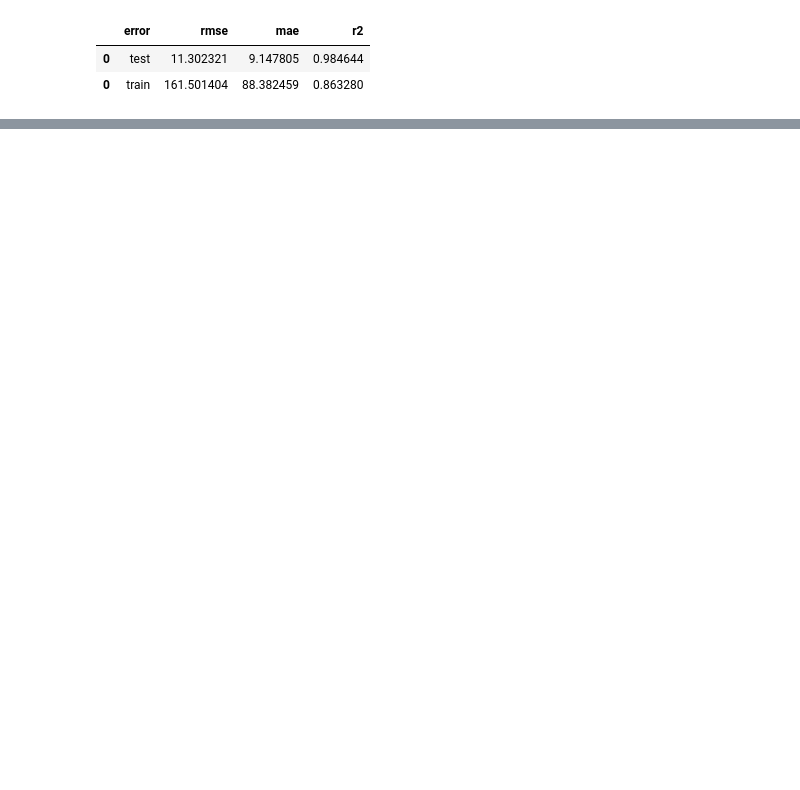
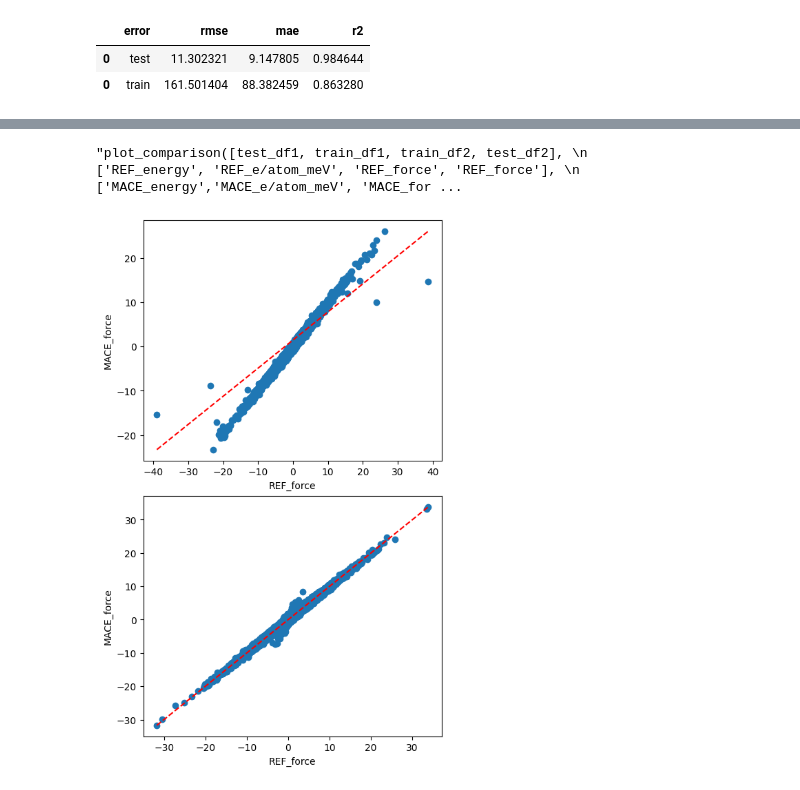
Before and after one commit to ShannonNCM/research_files, a Jupyter notebook: new_model/model_03/training_notebook.ipynb, the cells around one changed output, grey strips where cells are left out. Saved outputs shown, nothing was run; the diff lists cells and outputs as text; code cells hidden in the pictures; blank space fills up the shorter version.

```diff
--- a/new_model/model_03/training_notebook.ipynb
+++ b/new_model/model_03/training_notebook.ipynb
@@ -196,0 +213,30 @@ array([1.591556, 1.696464, 0.645934, ..., 0.053099, 0.950035, 1.953799])
+# %%
+def plot_comparison(dfs, x_cols, y_cols):
+    row = len(dfs)
+    cols = len(x_cols)
+    fig, axes=plt.subplots(row, cols, figsize=(5*cols, 4*row),
+                           layout='constrained')
+    if row == 1:
+        axes = np.array([axes])
+    if cols == 1:
+        axes = axes.reshape(row,1)
+
+    for i, df in enumerate(dfs):
+        for j, (x,y) in enumerate(zip(x_cols, y_cols)):
+            axs = axes[i][j]
+            axs.scatter(df[x], df[y])
+            axs.plot([df[x].min(), df[x].max()], [df[y].min(), df[y].max()], 'r--')
+            axs.set_xlabel(f'{x}')
+            axs.set_ylabel(f'{y}')
+            #axs.set_aspect('equal')
+
+'''plot_comparison([test_df1, train_df1], ['REF_energy', 'REF_e/atom_meV'], ['MACE_energy','MACE_e/atom_meV'])'''
+
+plot_comparison([test_df2, train_df2], ['REF_force'], ['MACE_force'])
+
+'''plot_comparison([test_df1, train_df1, train_df2, test_df2],
+                ['REF_energy', 'REF_e/atom_meV', 'REF_force', 'REF_force'],
+                ['MACE_energy','MACE_e/atom_meV', 'MACE_force', 'MACE_force'])'''
+# %% [output]
+"plot_comparison([test_df1, train_df1, train_df2, test_df2], \n                ['REF_energy', 'REF_e/atom_meV', 'REF_force', 'REF_force'], \n                ['MACE_energy','MACE_e/atom_meV', 'MACE_for ...
+[figure, added]
```
Also changed, not shown: parts of 7 cells of this notebook, 1 other file.
